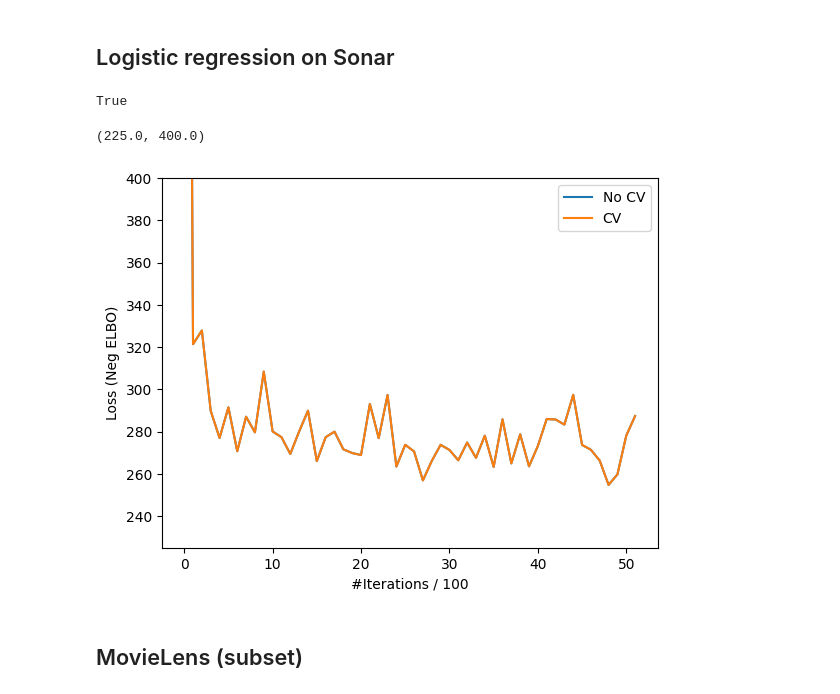
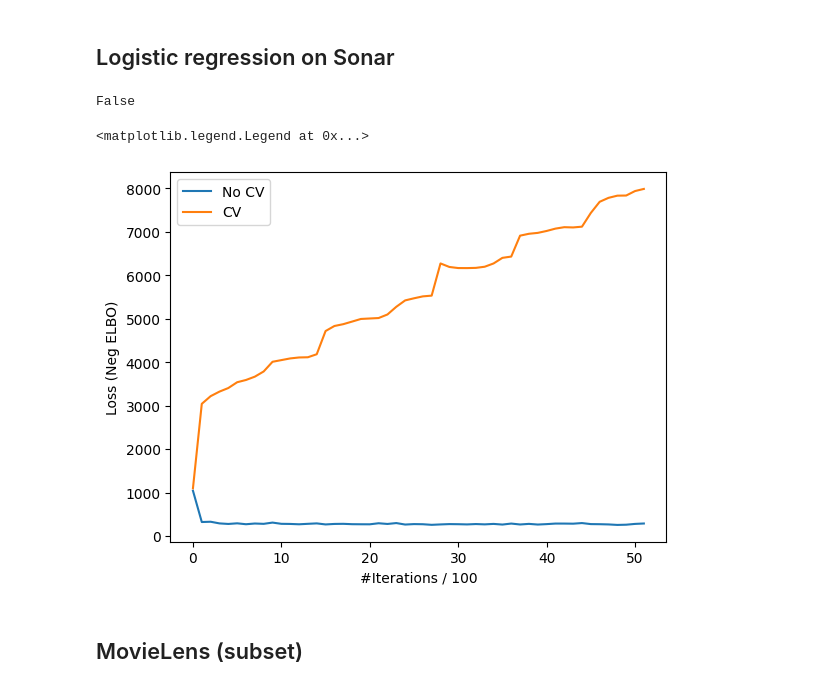
Before and after one commit to StevenXue98/VI, a Jupyter notebook: src/script.ipynb, the cells around one changed output. Cells and saved outputs as stored; diff of their text form; code cells hidden in the pictures.

```diff
--- a/src/script.ipynb
+++ b/src/script.ipynb
@@ -7,7 +13,7 @@ from codebase.MFVI_subsample_CV import MFVI_subsample_CV
 ## Logistic regression on Sonar
 # %%
 # Naive estimator
-runner = MFVI_subsample(
+runner = SVI(
     model_dir='./codebase/models/LogisticRegression',
     dataset='australian',
     observed_vars=['X', 'y']
@@ -15,7 +21,7 @@ runner = MFVI_subsample(
 _, losses, _ = runner.run(num_iters=5000, step_size=1e-4, batch_size=5, opt='sgd')
 # %%
 # JointCV estimator
-runner = MFVI_subsample_CV(
+runner = SVI_CV(
     model_dir='./codebase/models/LogisticRegression',
     dataset='australian',
     observed_vars=['X', 'y']
@@ -24,17 +30,17 @@ _, lossesCV, _ = runner.run(num_iters=5000, step_size=1e-4, batch_size=5, opt='s
 # %%
 print(np.all(losses == lossesCV))
 # %% [output]
-True
+False
 # %%
 plt.plot(losses, label='No CV')
 plt.plot(lossesCV, label='CV')
 plt.ylabel('Loss (Neg ELBO)')
 plt.xlabel('#Iterations / 100')
 plt.legend()
-plt.ylim(top=400, bottom=225)
+# plt.ylim(top=400, bottom=225)
 # %% [output]
-(225.0, 400.0)
+<matplotlib.legend.Legend at 0x...>
-[figure, old version]
+[figure, new version]
 # %% [markdown]
 ## MovieLens (subset)
 # %%
```
Also changed, not shown: parts of 4 cells of this notebook, 3 other files.
